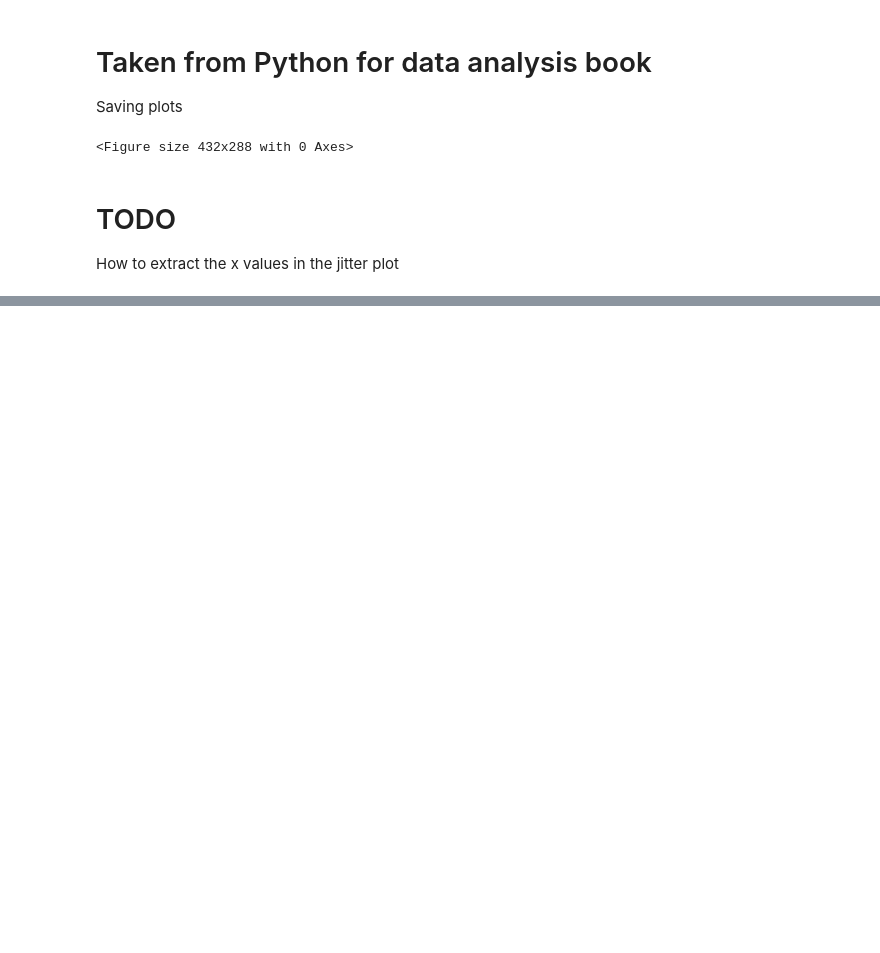
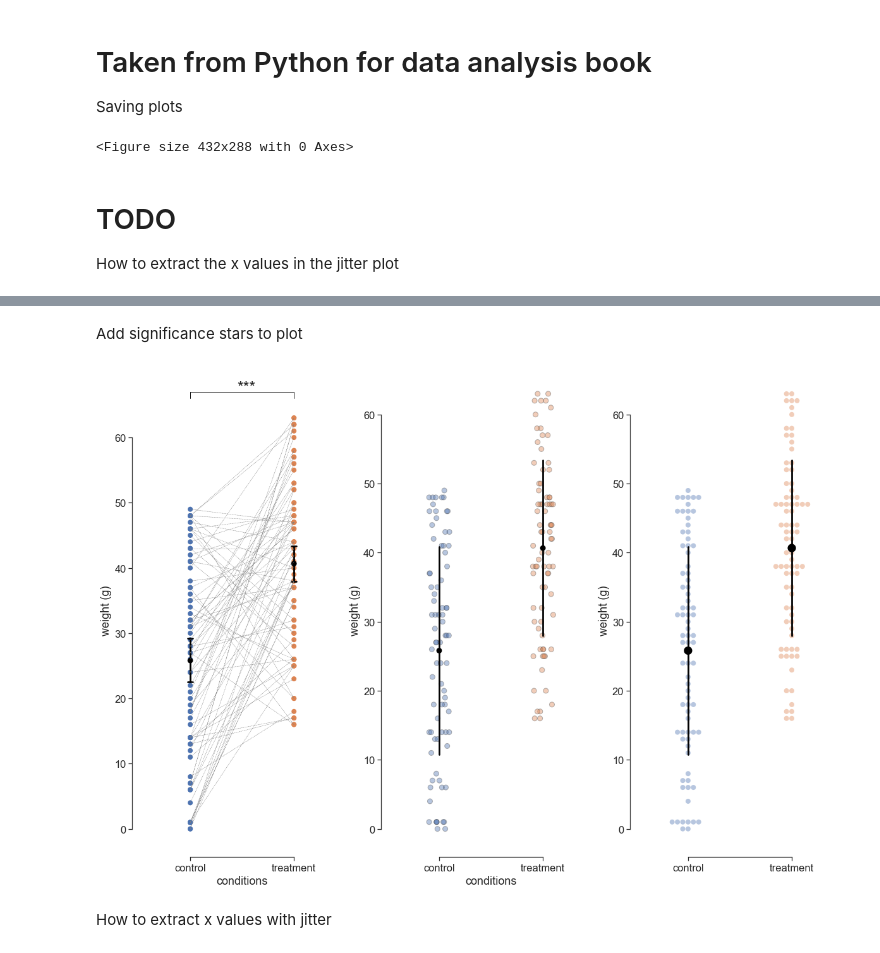
Before and after one commit to jorvlan/scripts, a Jupyter notebook: Python/Elaborate plotting in Python.ipynb, the cells around one changed output, grey strips where cells are left out. Drawn from its saved outputs; the diff is of its cells as text; code cells hidden in the pictures; blank space fills up the shorter version.

```diff
--- a/Python/Elaborate plotting in Python.ipynb
+++ b/Python/Elaborate plotting in Python.ipynb
@@ -156,0 +202,2 @@ How to extract the x values in the jitter plot
+# %% [markdown]
+Add significance stars to plot
@@ -156,0 +206,68 @@ How to extract the x values in the jitter plot
+# %%
+
+# Create simulated data for control group
+random.seed(1)
+control = [random.randrange(0,50) for i in range(80)]
+# Create simulated data for treatment group
+random.seed(2)
+treatment = [random.randrange(15,65) for i in range(80)]
+# Create dataframe and reshape to use with Seaborn
+data = pd.DataFrame({'control': control, 'treatment': treatment})
+data_long = pd.melt(data,  value_vars=['control','treatment'])
+
+# Plot using stripplot for subject data, no jitter or dodge
+sns.set(font_scale=1.5)
+sns.set_style("ticks")
+fig = plt.figure(figsize=(20,14))
+ax1 = fig.add_subplot(131)
+ax = sns.stripplot(x="variable", y="value", data=data_long, dodge=False, jitter=False, alpha=1, zorder=1, size=8)
+ax = sns.pointplot(x='variable', y='value', ci=95, data=data_long, join=False, scale=1, zorder=100, color='black', capsize = 0.05) # This computes the default confidence intervals of 95 %.
+ax1.set_xlabel('conditions')
+ax1.set_ylabel('weight (g)')
+sns.despine(offset=10, trim=True)
+#Add lines by manually selecting each value
+#plt.plot([8, 18], linewidth=1, color = 'grey')
+#plt.plot([36, 20], linewidth=1, color = 'grey')
+
+#However, this can be done automatically with the following code (took 2 hours to find out..)
+#plt.plot([data.iloc[:,0], data.iloc[:,1]]) #This gives each line a different color
+plt.plot([data.iloc[:,0], data.iloc[:,1]], color = 'grey', linewidth = 0.5, linestyle = '--') #play with these settings (also see: https://matplotlib.org/api/pyplot_api.html)
+
+#Adjust (increase the x-axis limits) to get the points closer to each other
+plt.xlim(-0.5,1.5)
+
+# Add the line below the significance stars
+y1 = 66
+y2 = 67
+x1 = 0
+x2 = 1
+star_x = "***"
+plt.plot([x1,x1, x2, x2],[y1, y2, y2,y1], linewidth=1, color='k')
+
+#Add the stars as a string (for more info https://matplotlib.org/3.1.0/tutorials/text/text_intro.html)
+ax1.text(0.45, 67, r'***', fontsize=25)
+
+
+# Plot using stripplot for subject data with jitter and dodge
+sns.set(font_scale=1.5)
+sns.set_style("ticks")
+ax1 = fig.add_subplot(132)
+sns.stripplot(x="variable", y="value", data=data_long, dodge=True, jitter=True, alpha=.40, zorder=1, size=8, linewidth = 1)
+sns.pointplot(x='variable', y='value', ci='sd',data=data_long, join=False, scale=1, zorder=100, color='black')
+ax1.set_xlabel('conditions')
+ax1.set_ylabel('weight (g)')
+sns.despine(offset=10, trim=True)
+
+
+#Plot using swarmplot for subject data
+ax2 = fig.add_subplot(133)
+sns.swarmplot(x='variable', y="value", data=data_long, alpha=0.40, zorder=1, size=8)
+sns.pointplot(x='variable', y='value', ci='sd', data=data_long, join=False, scale=1.5, zorder=100, color='black')
+ax2.set_xlabel('')
+ax2.set_ylabel('weight (g)')
+sns.despine(offset=10, trim=True)
+plt.savefig('/Users/jordyvanlangen/Stats_thinking_21/fig3.jpg', dpi = 400, bbox_inches = 'tight')
+# %% [output]
+[figure, added]
+# %% [markdown]
+How to extract x values with jitter
```
Also changed, not shown: parts of 10 cells of this notebook, 4 other files.
